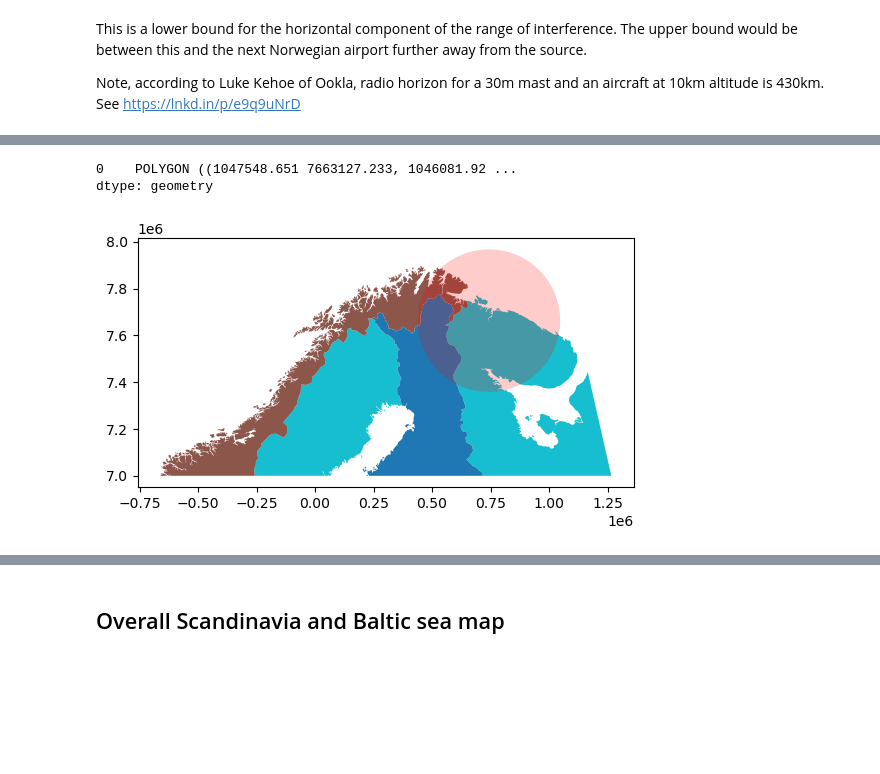
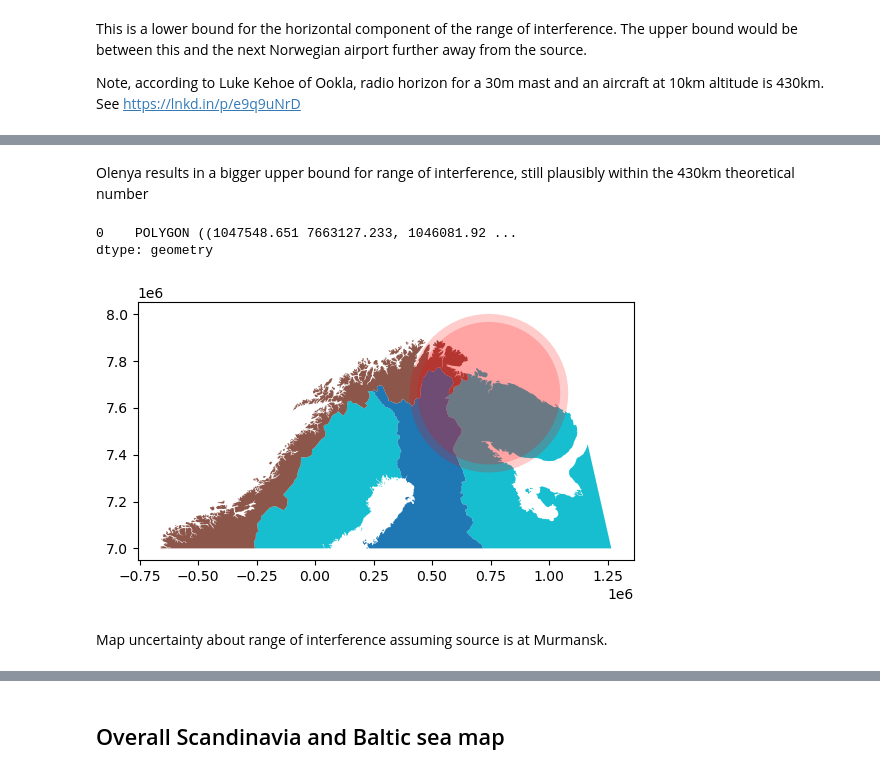
Before and after one commit to stelios-c/GPS_analysis, a Jupyter notebook: scandi_baltic/Finland_map.ipynb, the cells around one changed output, grey strips where cells are left out. Saved outputs shown, nothing was run; the diff lists cells and outputs as text; code cells hidden in the pictures; blank space fills up the shorter version.

```diff
--- a/scandi_baltic/Finland_map.ipynb
+++ b/scandi_baltic/Finland_map.ipynb
@@ -51,8 +51,10 @@ norway_gdf=df2gdf(norway_df.rename(columns={'lon':'longitude','lat':'latitude'})
+# %%
+norway_all_gdf = df2gdf(norway_all_df.rename(columns={'lon':'longitude','lat':'latitude'}))
 # %% [markdown]
 ### Derive optimal local projection
 For mapping purposes I will derive the optimal local Universal Transverse Mercator projection for these airports. While Mercator projection has been a de facto standard for global maps from the time Mercator (1512-1594) invented it, to its widespread use for web maps, Transverse Mercator has been preferred by national Surveying organisations around the world, with most countries usually defining their own preferred variant.  UTM crucially doesn't distort higher latitudes the way Mercator projection does and is therefore ideal for our use-case of mapping Northern Scandinavia.
 # %%
-local_utm=norway_gdf.estimate_utm_crs(datum_name='WGS 84')
+local_utm=norway_affected_gdf.estimate_utm_crs(datum_name='WGS 84')
 # %% [markdown]
 ## Locations of potential interference sources
 # %%
@@ -155,7 +158,7 @@ But Traficom defines the circles (radius $r$ ) as showing interference at cruisi
 <Axes: xlabel='icao', ylabel='$ { d^-2 } (m^{-2}) $'>
 [figure]
 # %%
-buffer_radius=(norway_gdf
+buffer_radius=(norway_affected_gdf
  .set_index('icao')
  .to_crs(local_utm)
  .geometry
@@ -172,0 +232,12 @@ Note, according to Luke Kehoe of Ookla, radio horizon for a 30m mast and an airc
+# %% [markdown]
+Olenya results in a bigger upper bound for range of interference, still plausibly within the 430km theoretical number
+# %%
+upper_buffer_radius=(norway_all_gdf
+ .set_index('icao')
+ .to_crs(local_utm)
+ .geometry
+ .apply(lambda df: df.distance(df2gdf(location2df(murmansk_location,'murmansk')).to_crs(local_utm).geometry))
+ .sort_values(0)
+ .iloc[0:7]
+ .max()
+)
@@ -180,14 +261,17 @@ dtype: geometry
 # %%
 ax = (world
  .assign(
      colour= world.SOVEREIGNT.where(world.SOVEREIGNT.str.match('Finland') |
                                     world.SOVEREIGNT.str.match('Norway') ,
                                     'other')
  )
 ).to_crs(local_utm).clip([-1_000_000, 7_000_000, 1_500_000, 8_000_000]).plot(column='colour')
 murmansk_buff_gdf.plot(ax=ax,color='red',alpha=0.2)
+df2gdf(location2df(murmansk_location,'murmansk')).to_crs(local_utm).buffer(upper_buffer_radius).plot(ax=ax,color='red',alpha=0.2)
 plt.show()
 # %% [output]
-[figure, old version]
+[figure, new version]
+# %% [markdown]
+Map uncertainty about range of interference assuming source is at Murmansk.
 # %%
 #murmansk_buff_gdf.explore()
```
Also changed, not shown: parts of 28 cells of this notebook.
